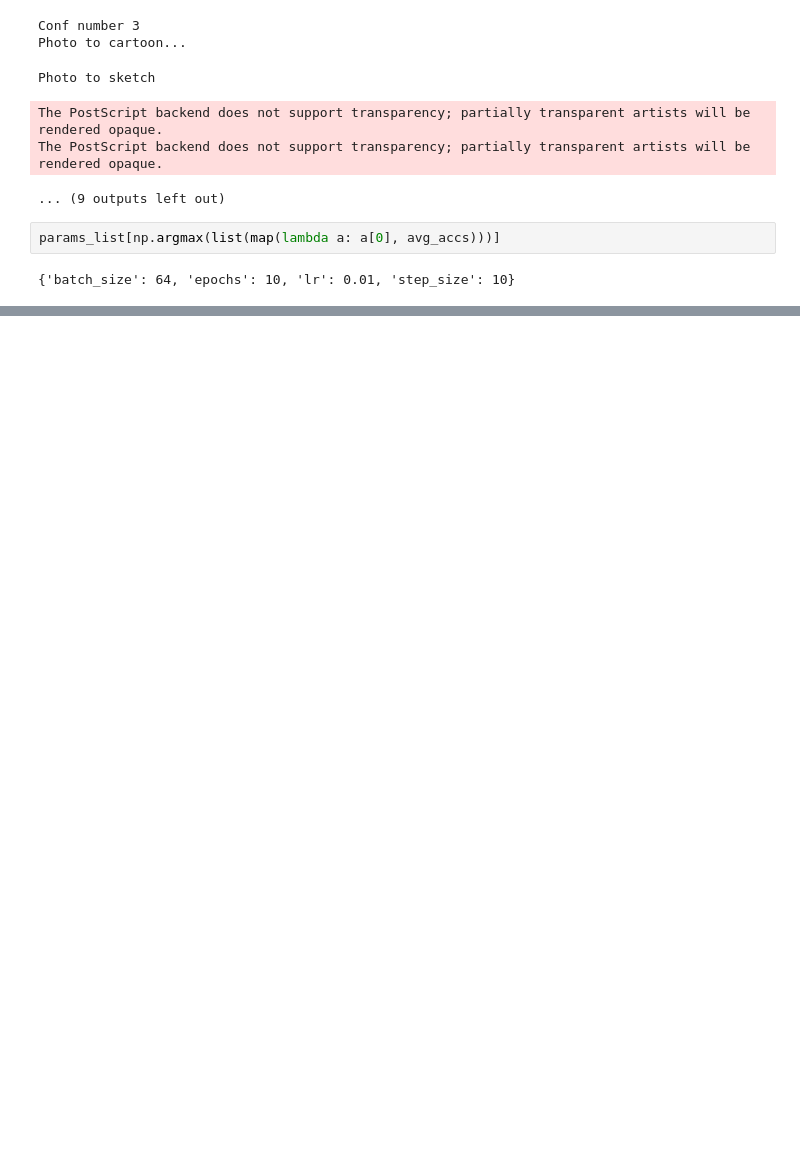
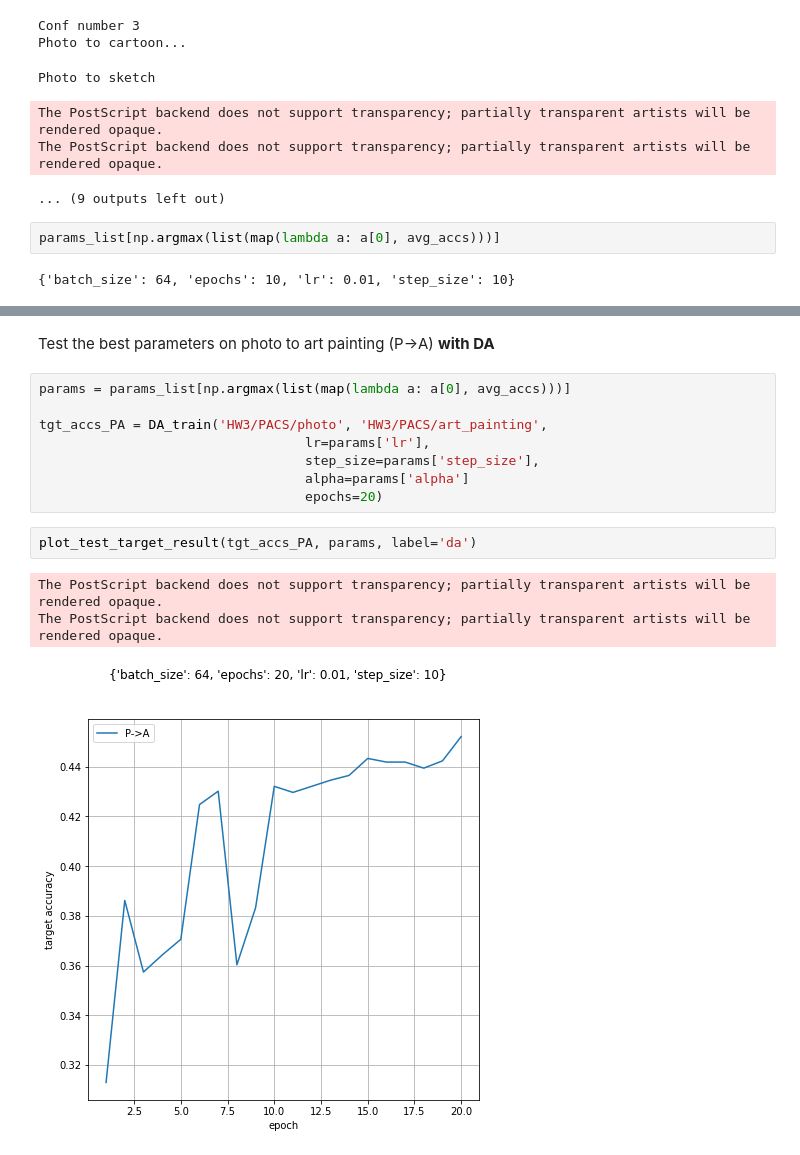
Before and after one commit to toyo97/MLDL-homework3-PACS, a Jupyter notebook: DANN.ipynb, the cells around one changed output, grey strips where cells are left out. Saved outputs shown, nothing was run; the diff lists cells and outputs as text; blank space fills up the shorter version.

```diff
--- a/DANN.ipynb
+++ b/DANN.ipynb
@@ -455,0 +532,16 @@ params_list[np.argmax(list(map(lambda a: a[0], avg_accs)))]
+# %% [markdown]
+Test the best parameters on photo to art painting (P->A) **with DA**
+# %%
+params = params_list[np.argmax(list(map(lambda a: a[0], avg_accs)))]
+
+tgt_accs_PA = DA_train('HW3/PACS/photo', 'HW3/PACS/art_painting',
+                                  lr=params['lr'],
+                                  step_size=params['step_size'],
+                                  alpha=params['alpha']
+                                  epochs=20)
+# %%
+plot_test_target_result(tgt_accs_PA, params, label='da')
+# %% [output]
+The PostScript backend does not support transparency; partially transparent artists will be rendered opaque.
+The PostScript backend does not support transparency; partially transparent artists will be rendered opaque.
+[figure, added]
```
Also changed, not shown: parts of 8 cells of this notebook.
